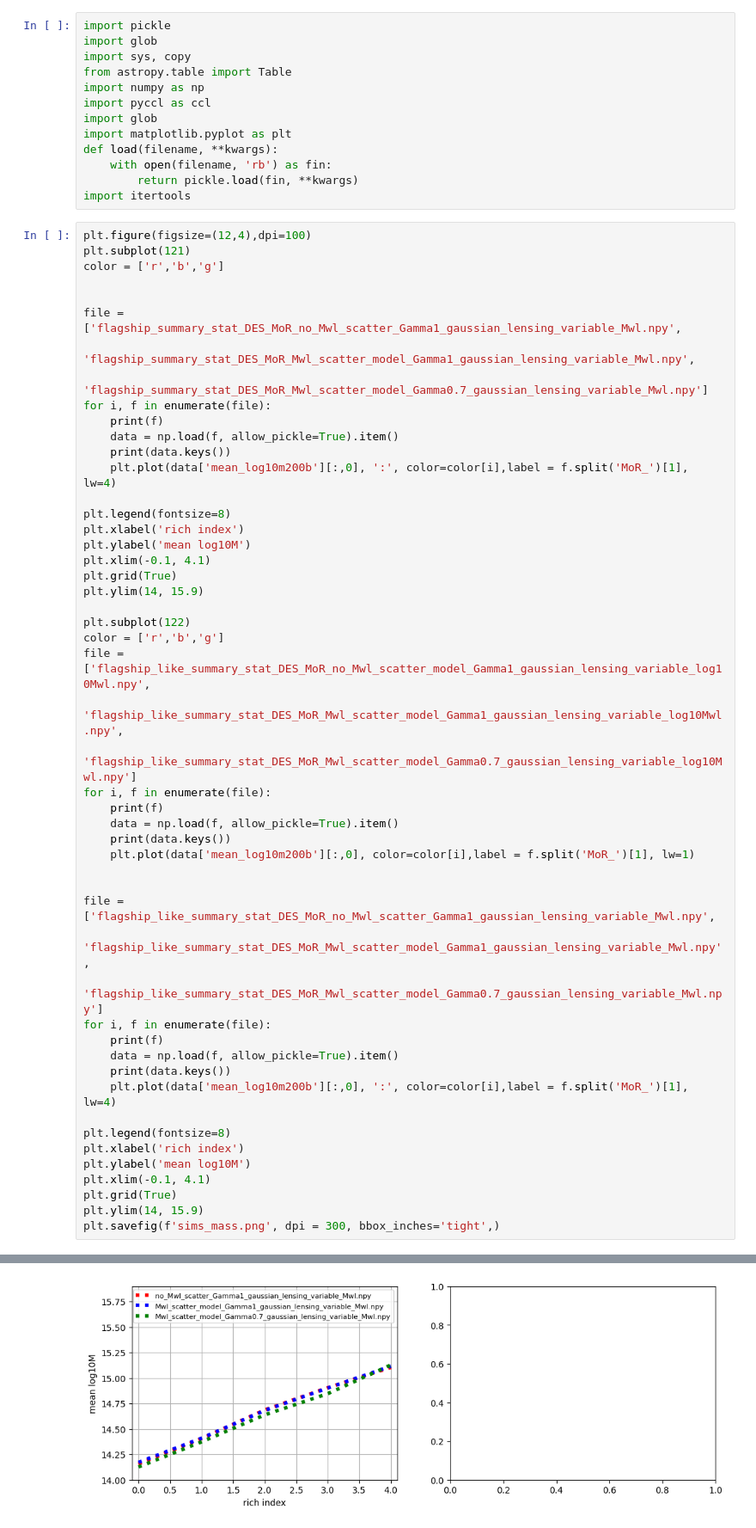
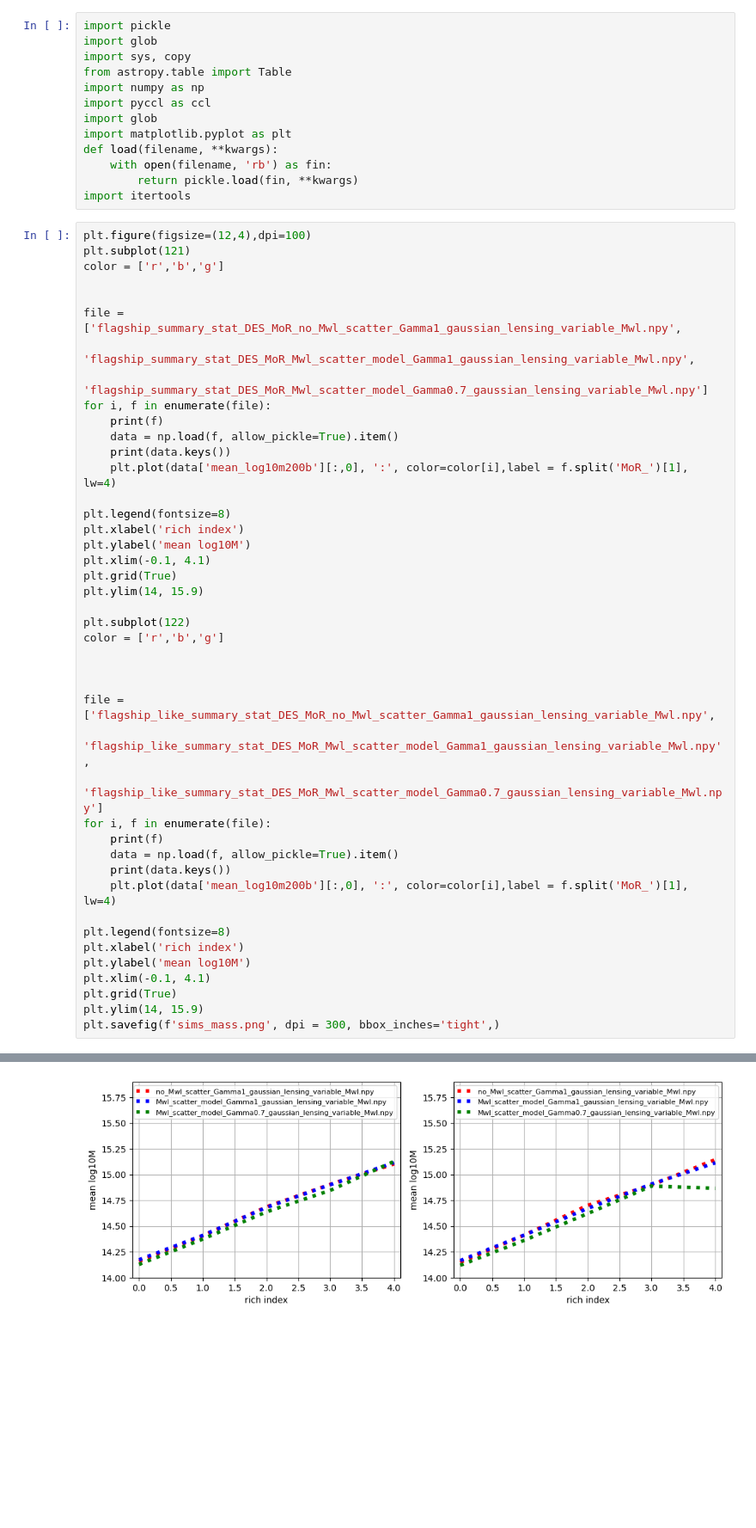
Before and after one commit to calumhrmurray/capish, a Jupyter notebook: euclid_flagship_simulations/see_flagship_summary_stats.ipynb, the cells around one changed output, grey strips where cells are left out. Shown at 86% size. Cells and saved outputs as stored; diff of their text form; blank space fills up the shorter version.

Commit message:
new bining, new data vectors

```diff
--- a/euclid_flagship_simulations/see_flagship_summary_stats.ipynb
+++ b/euclid_flagship_simulations/see_flagship_summary_stats.ipynb
@@ -35,14 +35,7 @@ plt.ylim(14, 15.9)
 
 plt.subplot(122)
 color = ['r','b','g']
-file = ['flagship_like_summary_stat_DES_MoR_no_Mwl_scatter_model_Gamma1_gaussian_lensing_variable_log10Mwl.npy',
-       'flagship_like_summary_stat_DES_MoR_Mwl_scatter_model_Gamma1_gaussian_lensing_variable_log10Mwl.npy',
-       'flagship_like_summary_stat_DES_MoR_Mwl_scatter_model_Gamma0.7_gaussian_lensing_variable_log10Mwl.npy']
-for i, f in enumerate(file):
-    print(f)
-    data = np.load(f, allow_pickle=True).item()
-    print(data.keys())
-    plt.plot(data['mean_log10m200b'][:,0], color=color[i],label = f.split('MoR_')[1], lw=1)
+
 
 
 file = ['flagship_like_summary_stat_DES_MoR_no_Mwl_scatter_Gamma1_gaussian_lensing_variable_Mwl.npy',
@@ -73,4 +70,4 @@ FileNotFoundError: [Errno 2] No such file or directory: 'flagship_like_summary_s
-[figure, old version]
+[figure, new version]
 # %%
 plt.figure(dpi=100)
 color = ['r','b','g']
```
Also changed, not shown: parts of 2 cells of this notebook, 7 other files.
